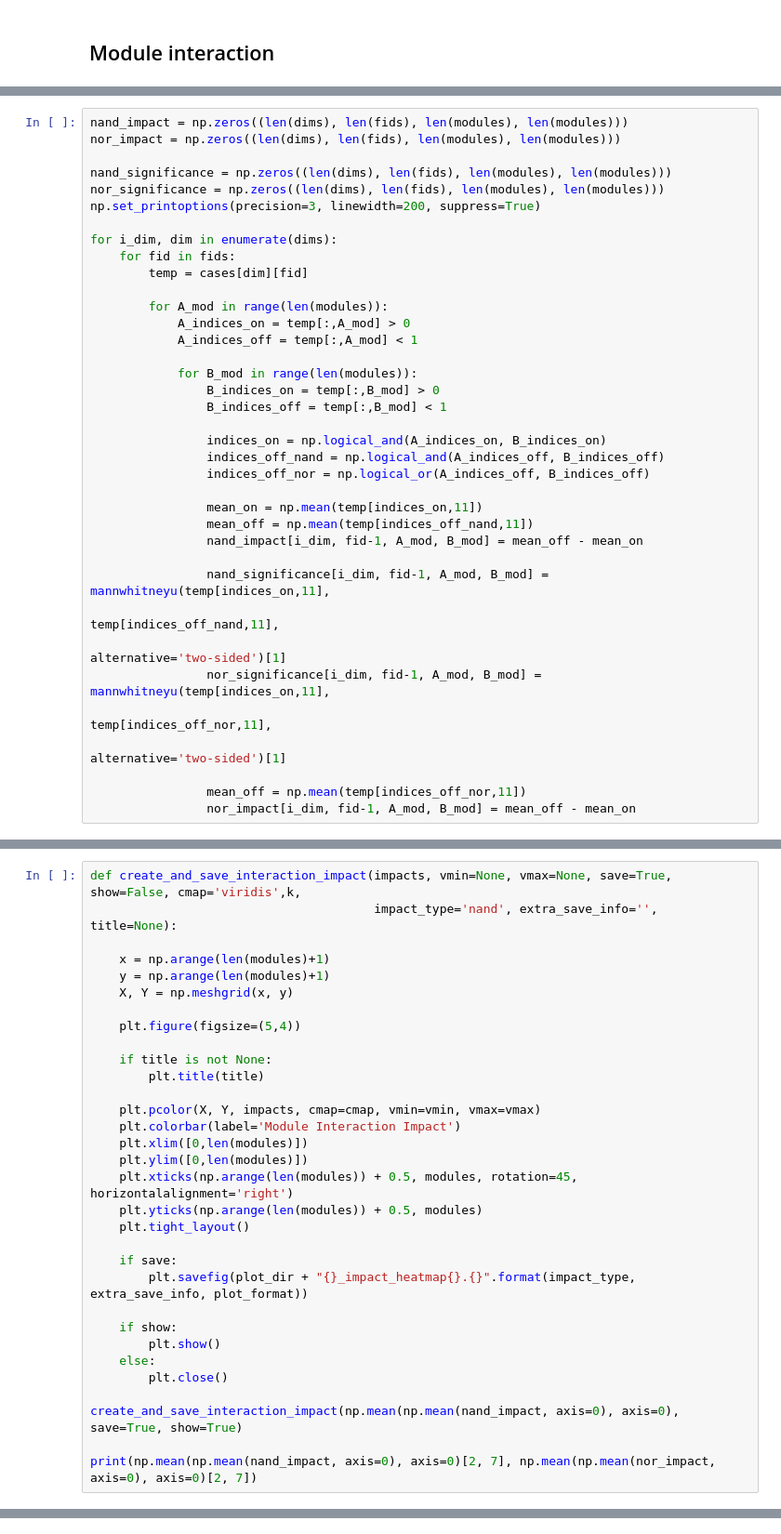
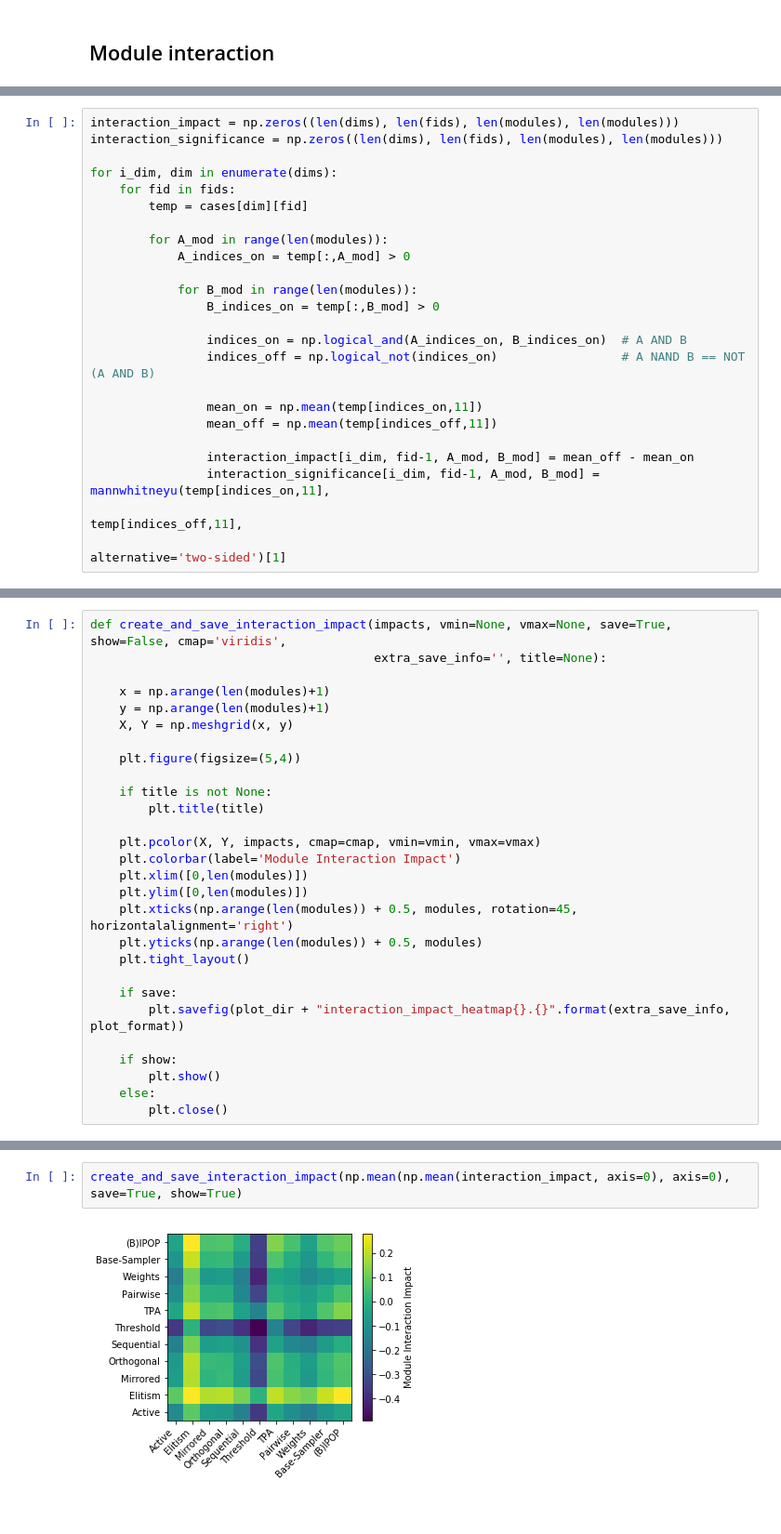
Before and after one commit to sjvrijn/ModEA, a Jupyter notebook: module_analysis.ipynb, the cells around one changed output, grey strips where cells are left out. Shown at 93% size. Saved outputs shown, nothing was run; the diff lists cells and outputs as text.

```diff
--- a/module_analysis.ipynb
+++ b/module_analysis.ipynb
@@ -844,10 +833,6 @@ plt.close()
 # %%
-nand_impact = np.zeros((len(dims), len(fids), len(modules), len(modules)))
-nor_impact = np.zeros((len(dims), len(fids), len(modules), len(modules)))
-
-nand_significance = np.zeros((len(dims), len(fids), len(modules), len(modules)))
-nor_significance = np.zeros((len(dims), len(fids), len(modules), len(modules)))
-np.set_printoptions(precision=3, linewidth=200, suppress=True)
+interaction_impact = np.zeros((len(dims), len(fids), len(modules), len(modules)))
+interaction_significance = np.zeros((len(dims), len(fids), len(modules), len(modules)))
 
 for i_dim, dim in enumerate(dims):
     for fid in fids:
@@ -855,26 +840,17 @@ for i_dim, dim in enumerate(dims):
 
         for A_mod in range(len(modules)):
             A_indices_on = temp[:,A_mod] > 0
-            A_indices_off = temp[:,A_mod] < 1
 
             for B_mod in range(len(modules)):
                 B_indices_on = temp[:,B_mod] > 0
-                B_indices_off = temp[:,B_mod] < 1
 
-                indices_on = np.logical_and(A_indices_on, B_indices_on)
-                indices_off_nand = np.logical_and(A_indices_off, B_indices_off)
-                indices_off_nor = np.logical_or(A_indices_off, B_indices_off)
+                indices_on = np.logical_and(A_indices_on, B_indices_on)  # A AND B
+                indices_off = np.logical_not(indices_on)                 # A NAND B == NOT (A AND B)
 
                 mean_on = np.mean(temp[indices_on,11])
-                mean_off = np.mean(temp[indices_off_nand,11])
-                nand_impact[i_dim, fid-1, A_mod, B_mod] = mean_off - mean_on
+                mean_off = np.mean(temp[indices_off,11])
 
-                nand_significance[i_dim, fid-1, A_mod, B_mod] = mannwhitneyu(temp[indices_on,11],
-                                                                             temp[indices_off_nand,11],
-                                                                             alternative='two-sided')[1]
-                nor_significance[i_dim, fid-1, A_mod, B_mod] = mannwhitneyu(temp[indices_on,11],
-                                                                            temp[indices_off_nor,11],
-                                                                            alternative='two-sided')[1]
-
-                mean_off = np.mean(temp[indices_off_nor,11])
-                nor_impact[i_dim, fid-1, A_mod, B_mod] = mean_off - mean_on
+                interaction_impact[i_dim, fid-1, A_mod, B_mod] = mean_off - mean_on
+                interaction_significance[i_dim, fid-1, A_mod, B_mod] = mannwhitneyu(temp[indices_on,11],
+                                                                                    temp[indices_off,11],
+                                                                                    alternative='two-sided')[1]
@@ -881,6 +901,6 @@ for i_dim, dim in enumerate(dims):
 # %%
-def create_and_save_interaction_impact(impacts, vmin=None, vmax=None, save=True, show=False, cmap='viridis',k,
-                                       impact_type='nand', extra_save_info='', title=None):
+def create_and_save_interaction_impact(impacts, vmin=None, vmax=None, save=True, show=False, cmap='viridis',
+                                       extra_save_info='', title=None):
 
     x = np.arange(len(modules)+1)
     y = np.arange(len(modules)+1)
@@ -900,13 +920,9 @@ def create_and_save_interaction_impact(impacts, vmin=None, vmax=None, save=True,
     plt.tight_layout()
 
     if save:
-        plt.savefig(plot_dir + "{}_impact_heatmap{}.{}".format(impact_type, extra_save_info, plot_format))
+        plt.savefig(plot_dir + "interaction_impact_heatmap{}.{}".format(extra_save_info, plot_format))
 
     if show:
         plt.show()
     else:
         plt.close()
-
-create_and_save_interaction_impact(np.mean(np.mean(nand_impact, axis=0), axis=0), save=True, show=True)
-
-print(np.mean(np.mean(nand_impact, axis=0), axis=0)[2, 7], np.mean(np.mean(nor_impact, axis=0), axis=0)[2, 7])
@@ -964,0 +931,4 @@ print(np.argwhere(nor_significance > sig_level))
+# %%
+create_and_save_interaction_impact(np.mean(np.mean(interaction_impact, axis=0), axis=0), save=True, show=True)
+# %% [output]
+[figure, added]
```
Also changed, not shown: parts of 29 cells of this notebook.
